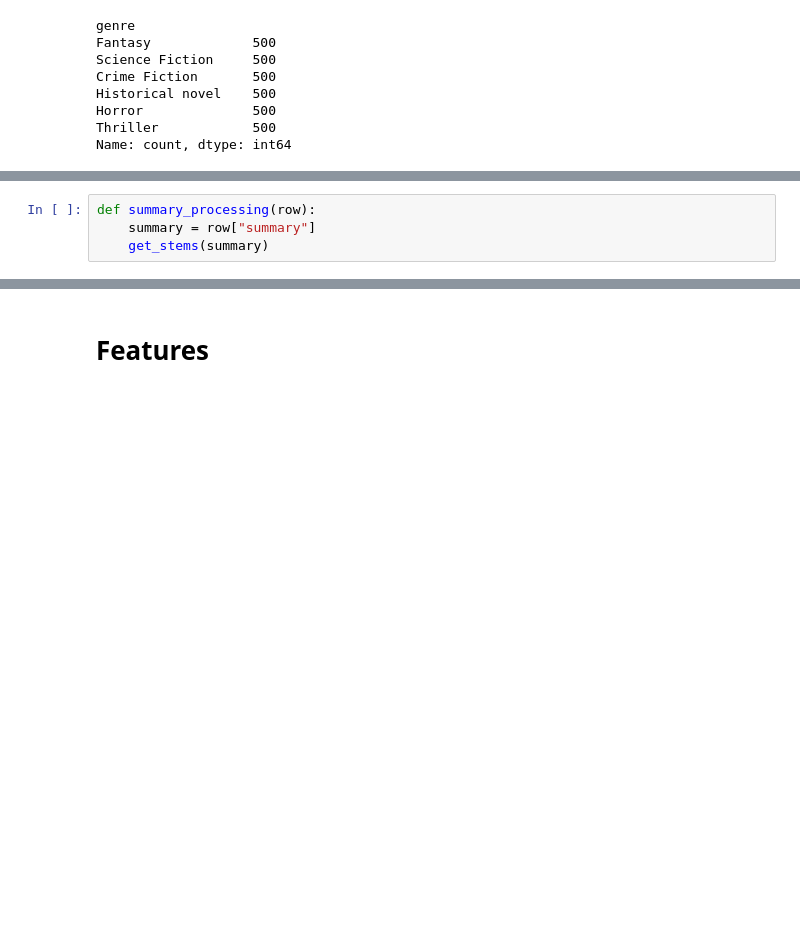
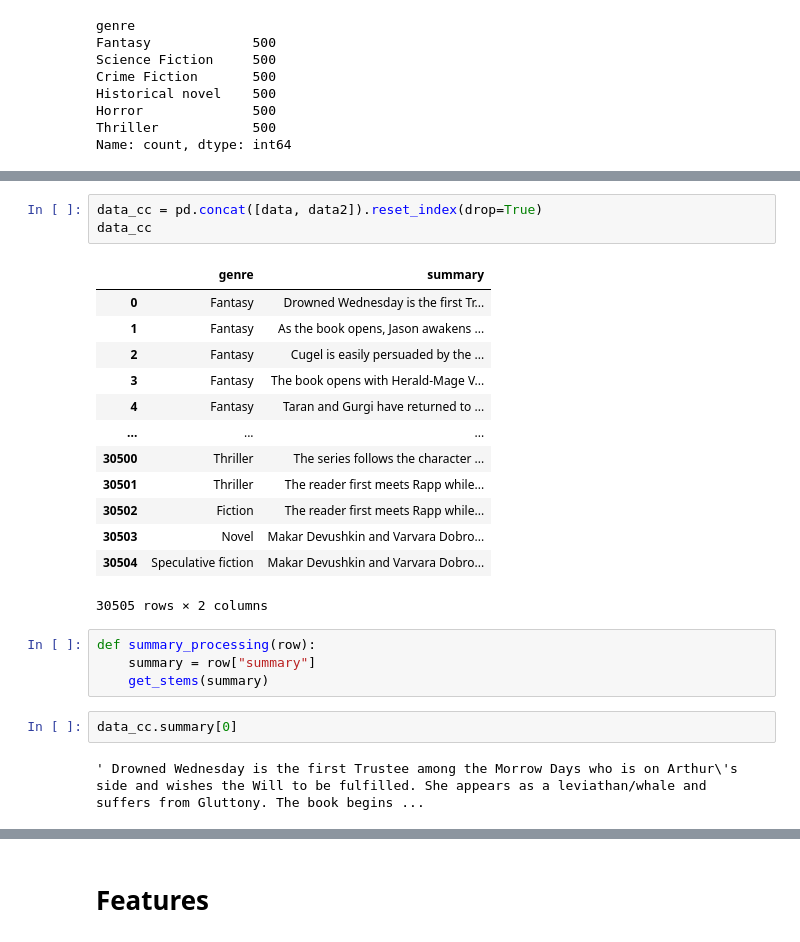
Before and after one commit to Lawrence4U/BookGenreDetector, a Jupyter notebook: src/bookGenreDetector.ipynb, the cells around one changed output, grey strips where cells are left out. Saved outputs shown, nothing was run; the diff lists cells and outputs as text; blank space fills up the shorter version.

```diff
--- a/src/bookGenreDetector.ipynb
+++ b/src/bookGenreDetector.ipynb
@@ -73,5 +105,26 @@ Name: count, dtype: int64
+# %%
+data_cc = pd.concat([data, data2]).reset_index(drop=True)
+data_cc
+# %% [output]
+|  | genre | summary |
+| 0 | Fantasy | Drowned Wednesday is the first Tr... |
+| 1 | Fantasy | As the book opens, Jason awakens ... |
+| 2 | Fantasy | Cugel is easily persuaded by the ... |
+| 3 | Fantasy | The book opens with Herald-Mage V... |
+| 4 | Fantasy | Taran and Gurgi have returned to ... |
+| ... | ... | ... |
+| 30500 | Thriller | The series follows the character ... |
+| 30501 | Thriller | The reader first meets Rapp while... |
+| 30502 | Fiction | The reader first meets Rapp while... |
+| 30503 | Novel | Makar Devushkin and Varvara Dobro... |
+| 30504 | Speculative fiction | Makar Devushkin and Varvara Dobro... |
+30505 rows × 2 columns
 # %%
 def summary_processing(row):
     summary = row["summary"]
     get_stems(summary)
+# %%
+data_cc.summary[0]
+# %% [output]
+' Drowned Wednesday is the first Trustee among the Morrow Days who is on Arthur\'s side and wishes the Will to be fulfilled. She appears as a leviathan/whale and suffers from Gluttony. The book begins ...
 # %%
```
Also changed, not shown: parts of 16 cells of this notebook, 2 other files.
